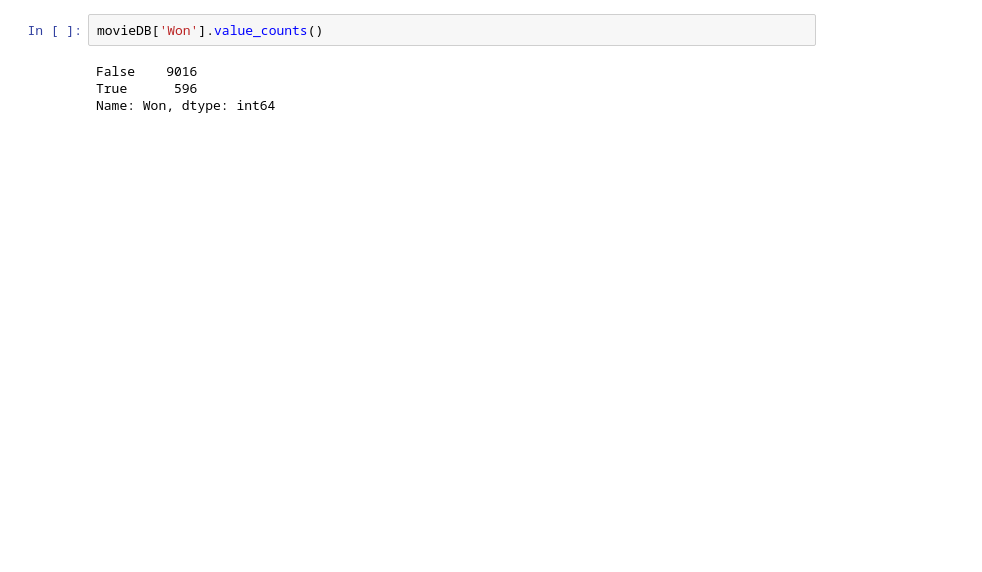
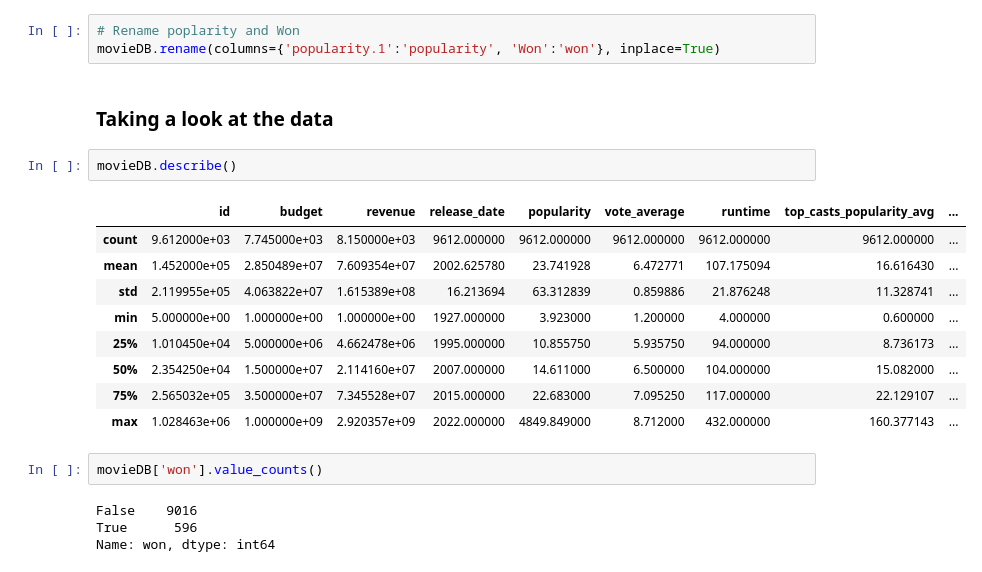
Before and after one commit to notsuspiciousindividual/SC1015_Project, a Jupyter notebook: data_EDA.ipynb, the cells around one changed output. Cells and saved outputs as stored; diff of their text form; blank space fills up the shorter version.

```diff
--- a/data_EDA.ipynb
+++ b/data_EDA.ipynb
@@ -23,6 +24,23 @@ movieDB.head()
+# %%
+# Rename poplarity and Won
+movieDB.rename(columns={'popularity.1':'popularity', 'Won':'won'}, inplace=True)
+# %% [markdown]
+### Taking a look at the data
+# %%
+movieDB.describe()
+# %% [output]
+|  | id | budget | revenue | release_date | popularity | vote_average | runtime | top_casts_popularity_avg | ... |
+| count | 9.612000e+03 | 7.745000e+03 | 8.150000e+03 | 9612.000000 | 9612.000000 | 9612.000000 | 9612.000000 | 9612.000000 | ... |
+| mean | 1.452000e+05 | 2.850489e+07 | 7.609354e+07 | 2002.625780 | 23.741928 | 6.472771 | 107.175094 | 16.616430 | ... |
+| std | 2.119955e+05 | 4.063822e+07 | 1.615389e+08 | 16.213694 | 63.312839 | 0.859886 | 21.876248 | 11.328741 | ... |
+| min | 5.000000e+00 | 1.000000e+00 | 1.000000e+00 | 1927.000000 | 3.923000 | 1.200000 | 4.000000 | 0.600000 | ... |
+| 25% | 1.010450e+04 | 5.000000e+06 | 4.662478e+06 | 1995.000000 | 10.855750 | 5.935750 | 94.000000 | 8.736173 | ... |
+| 50% | 2.354250e+04 | 1.500000e+07 | 2.114160e+07 | 2007.000000 | 14.611000 | 6.500000 | 104.000000 | 15.082000 | ... |
+| 75% | 2.565032e+05 | 3.500000e+07 | 7.345528e+07 | 2015.000000 | 22.683000 | 7.095250 | 117.000000 | 22.129107 | ... |
+| max | 1.028463e+06 | 1.000000e+09 | 2.920357e+09 | 2022.000000 | 4849.849000 | 8.712000 | 432.000000 | 160.377143 | ... |
 # %%
-movieDB['Won'].value_counts()
+movieDB['won'].value_counts()
 # %% [output]
 False    9016
 True      596
-Name: Won, dtype: int64
+Name: won, dtype: int64
```
Also changed, not shown: parts of 11 cells of this notebook, 9 other files.
